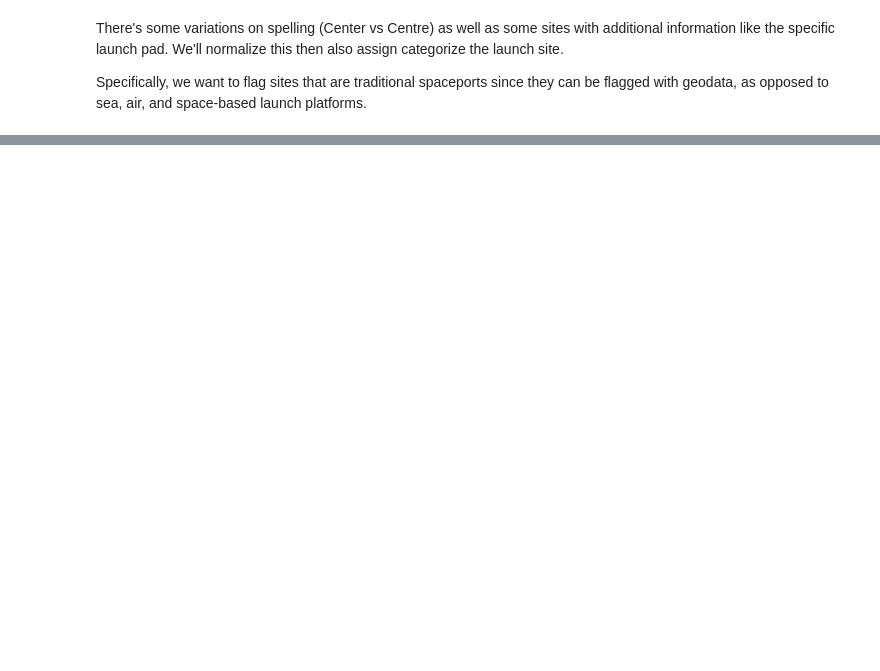
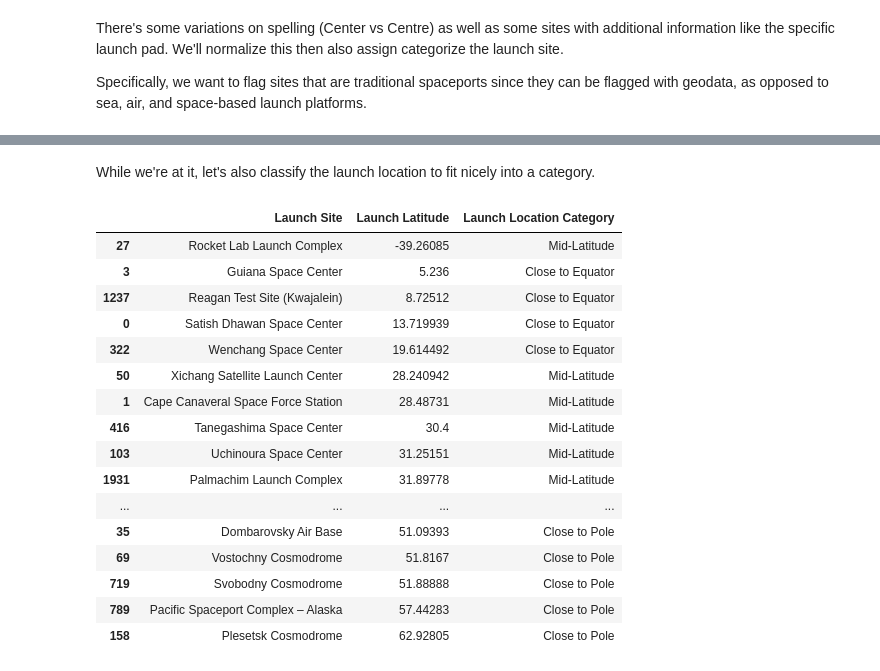
Before and after one commit to mmorache/ucs-satellite-data, a Jupyter notebook: ucs_satellite.ipynb, the cells around one changed output, grey strips where cells are left out. Saved outputs shown, nothing was run; the diff lists cells and outputs as text; code cells hidden in the pictures; blank space fills up the shorter version.

```diff
--- a/ucs_satellite.ipynb
+++ b/ucs_satellite.ipynb
@@ -1545,10 +1608,4 @@ launch_location_counts
 # %%
-# Launch Site -> (Latitude, Longitude)
-# -----------------------------------
-# Notes:
-# - Fixed geographic sites get coordinates.
-# - Mobile / non-geographic sites are set to NA (Air Launch, Sea Launch, ISS, Unknown).
-
 launch_site_coords = {
     # Non-geographic / mobile
     "Air Launch": (pd.NA, pd.NA),
@@ -1556,8 +1613,7 @@ launch_site_coords = {
     "International Space Station": (pd.NA, pd.NA),
     "Unknown": (pd.NA, pd.NA),
 
-    # Fixed geographic sites (lat, lon)
-    "Baikonur Cosmodrome": (45.9200, 63.3420),
+    # French Guiana
     "Guiana Space Center": (5.2360, -52.7750),
 
     # US
@@ -1574,6 +1630,7 @@ launch_site_coords = {
     "Plesetsk Cosmodrome": (62.92805, 40.57559),
     "Dombarovsky Air Base": (51.09393, 59.84266),
     "Svobodny Cosmodrome": (51.88888, 128.11187),
+    "Baikonur Cosmodrome": (45.9200, 63.3420),
 
     # China
     "Jiuquan Satellite Launch Center": (40.9546639, 100.2883333),
@@ -1601,16 +1658,13 @@ launch_site_coords = {
     "Shahroud Missile Range": (36.20092, 55.33366),
 }
 
-# 1) Apply the mapping -> create new columns
-df_cols_cleaned["Launch Latitude"] = df_cols_cleaned["Launch Site"].map(lambda s: launch_site_coords.get(s, (pd.NA, pd.NA))[0])
-df_cols_cleaned["Launch Longitude"] = df_cols_cleaned["Launch Site"].map(lambda s: launch_site_coords.get(s, (pd.NA, pd.NA))[1])
+df["Launch Latitude"] = df["Launch Site"].map(lambda s: launch_site_coords.get(s, (pd.NA, pd.NA))[0])
+df["Launch Longitude"] = df["Launch Site"].map(lambda s: launch_site_coords.get(s, (pd.NA, pd.NA))[1])
 
-# 2) Sanity checks / reporting
-print("Rows:", len(df_cols_cleaned))
-print("Rows missing Launch Latitude:", df_cols_cleaned["Launch Latitude"].isna().sum())
+print("Rows missing Launch Latitude:", df["Launch Latitude"].isna().sum())
 
 missing_sites = (
-    df_cols_cleaned.loc[df_cols_cleaned["Launch Latitude"].isna(), "Launch Site"]
+    df.loc[df["Launch Latitude"].isna(), "Launch Site"]
     .value_counts()
 )
 
@@ -1659,0 +1710,42 @@ df_cols_cleaned[
+# %% [markdown]
+While we're at it, let's also classify the launch location to fit nicely into a category.
+# %%
+def classify_launch_location(lat):
+    if pd.isna(lat):
+        return "Unknown"
+
+    abs_lat = abs(lat)
+
+    if abs_lat < 20:
+        return "Close to Equator"
+    elif abs_lat < 50:
+        return "Mid-Latitude"
+    else:
+        return "Close to Pole"
+
+
+df["Launch Location Category"] = df["Launch Latitude"].apply(classify_launch_location)
+
+df[
+    df["Launch Latitude"].notna()
+][
+    ["Launch Site", "Launch Latitude", "Launch Location Category"]
+].drop_duplicates().sort_values("Launch Latitude")
+# %% [output]
+|  | Launch Site | Launch Latitude | Launch Location Category |
+| 27 | Rocket Lab Launch Complex | -39.26085 | Mid-Latitude |
+| 3 | Guiana Space Center | 5.236 | Close to Equator |
+| 1237 | Reagan Test Site (Kwajalein) | 8.72512 | Close to Equator |
+| 0 | Satish Dhawan Space Center | 13.719939 | Close to Equator |
+| 322 | Wenchang Space Center | 19.614492 | Close to Equator |
+| 50 | Xichang Satellite Launch Center | 28.240942 | Mid-Latitude |
+| 1 | Cape Canaveral Space Force Station | 28.48731 | Mid-Latitude |
+| 416 | Tanegashima Space Center | 30.4 | Mid-Latitude |
+| 103 | Uchinoura Space Center | 31.25151 | Mid-Latitude |
+| 1931 | Palmachim Launch Complex | 31.89778 | Mid-Latitude |
+| ... | ... | ... | ... |
+| 35 | Dombarovsky Air Base | 51.09393 | Close to Pole |
+| 69 | Vostochny Cosmodrome | 51.8167 | Close to Pole |
+| 719 | Svobodny Cosmodrome | 51.88888 | Close to Pole |
+| 789 | Pacific Spaceport Complex – Alaska | 57.44283 | Close to Pole |
+| 158 | Plesetsk Cosmodrome | 62.92805 | Close to Pole |
```
Also changed, not shown: parts of 23 cells of this notebook, 1 other file.
